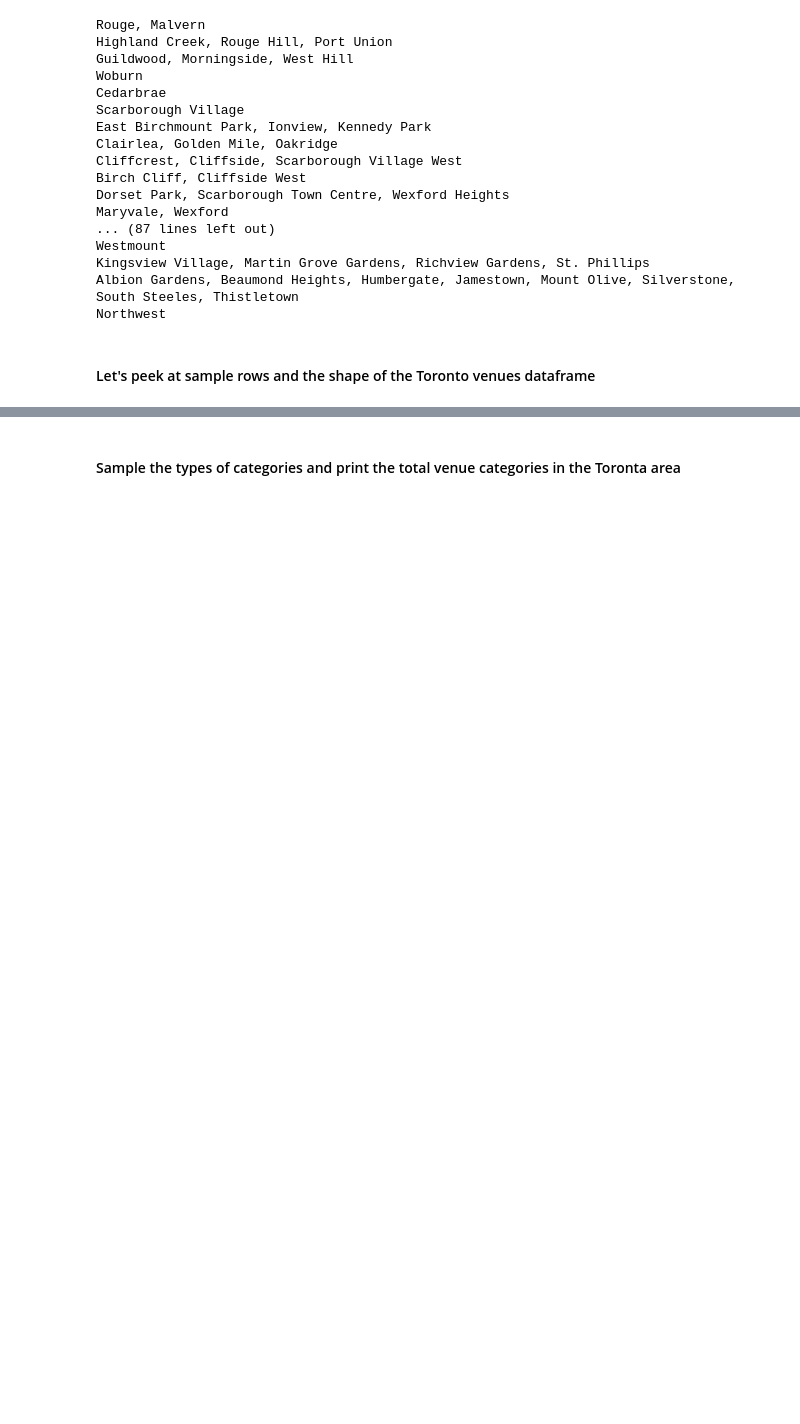
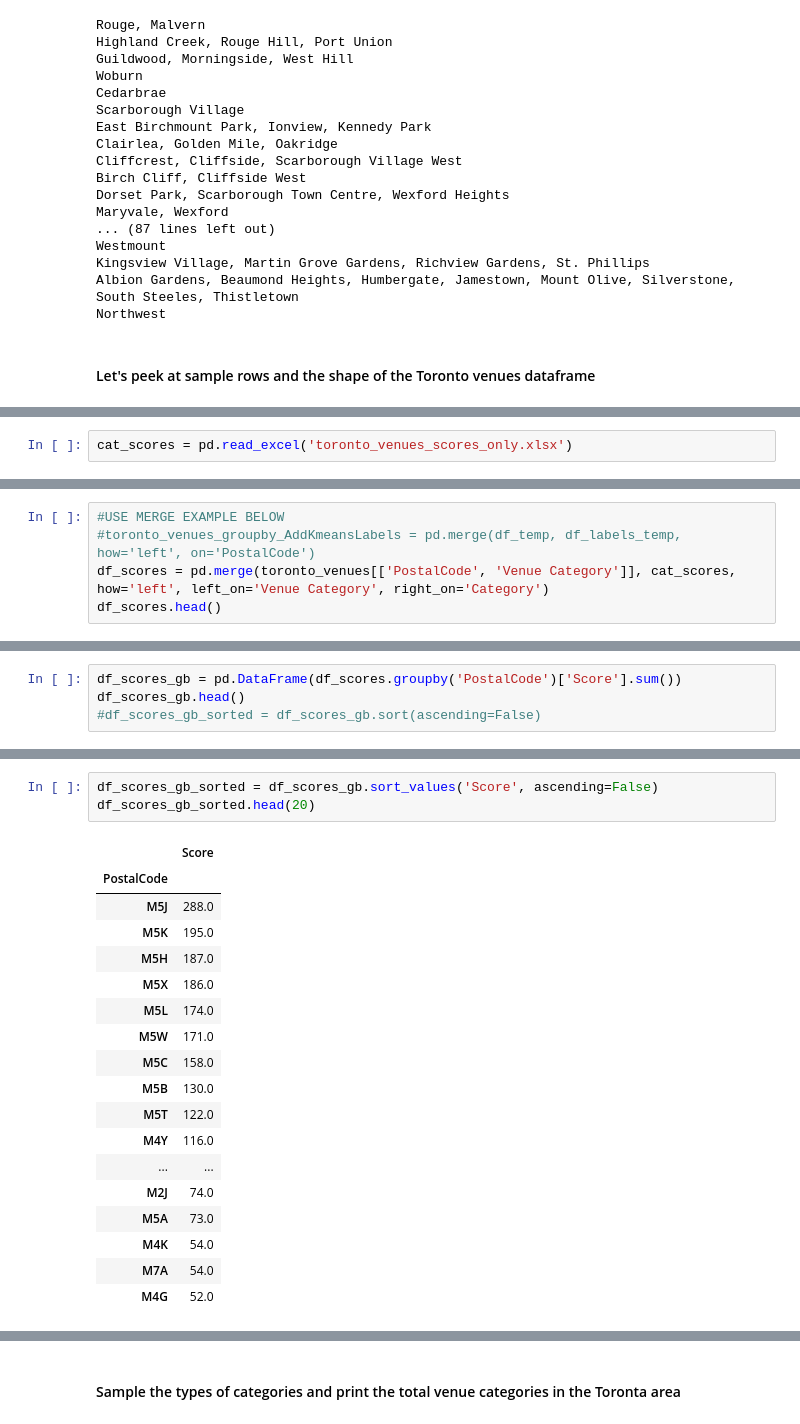
Before and after one commit to jboyce95/Coursera-IBM-DS-Capstone_Wk4-5, a Jupyter notebook: Coursera_Capstone_Toronto_Wk4-5.ipynb, the cells around one changed output, grey strips where cells are left out. Cells and saved outputs as stored; diff of their text form; blank space fills up the shorter version.

```diff
--- a/Coursera_Capstone_Toronto_Wk4-5.ipynb
+++ b/Coursera_Capstone_Toronto_Wk4-5.ipynb
@@ -342,0 +382,2 @@ toronto_venues.shape
+# %%
+cat_scores = pd.read_excel('toronto_venues_scores_only.xlsx')
@@ -342,0 +395,5 @@ toronto_venues.shape
+# %%
+#USE MERGE EXAMPLE BELOW
+#toronto_venues_groupby_AddKmeansLabels = pd.merge(df_temp, df_labels_temp, how='left', on='PostalCode')
+df_scores = pd.merge(toronto_venues[['PostalCode', 'Venue Category']], cat_scores, how='left', left_on='Venue Category', right_on='Category')
+df_scores.head()
@@ -342,0 +407,4 @@ toronto_venues.shape
+# %%
+df_scores_gb = pd.DataFrame(df_scores.groupby('PostalCode')['Score'].sum())
+df_scores_gb.head()
+#df_scores_gb_sorted = df_scores_gb.sort(ascending=False)
@@ -342,0 +419,22 @@ toronto_venues.shape
+# %%
+df_scores_gb_sorted = df_scores_gb.sort_values('Score', ascending=False)
+df_scores_gb_sorted.head(20)
+# %% [output]
+|  | Score |
+| PostalCode |  |
+| M5J | 288.0 |
+| M5K | 195.0 |
+| M5H | 187.0 |
+| M5X | 186.0 |
+| M5L | 174.0 |
+| M5W | 171.0 |
+| M5C | 158.0 |
+| M5B | 130.0 |
+| M5T | 122.0 |
+| M4Y | 116.0 |
+| ... | ... |
+| M2J | 74.0 |
+| M5A | 73.0 |
+| M4K | 54.0 |
+| M7A | 54.0 |
+| M4G | 52.0 |
```
Also changed, not shown: parts of 34 cells of this notebook.
